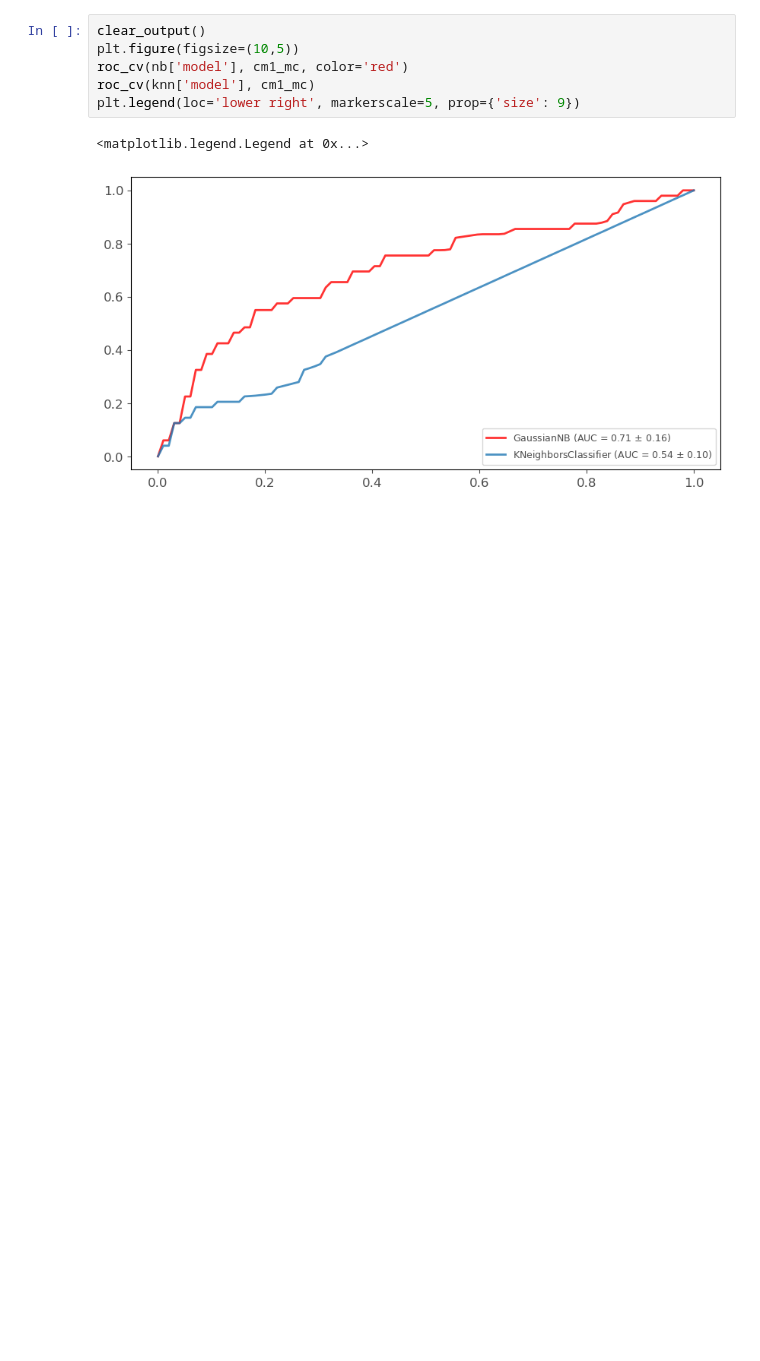
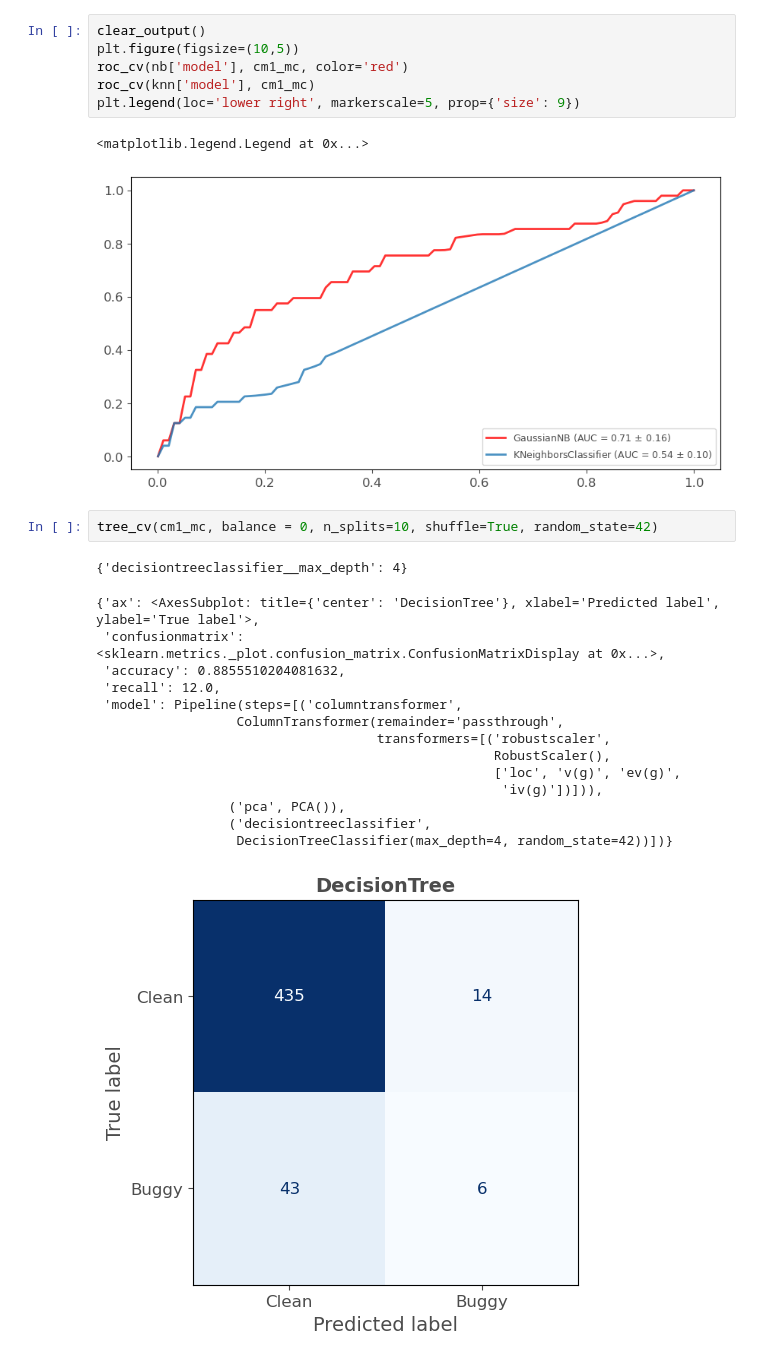
Before and after one commit to zurlog/MLDS_PR104, a Jupyter notebook: scripts/pr104.ipynb, the cells around one changed output. Cells and saved outputs as stored; diff of their text form; blank space fills up the shorter version.

Commit message:
New Additions & Fixes
tree_cv() function added

```diff
--- a/scripts/pr104.ipynb
+++ b/scripts/pr104.ipynb
@@ -382,3 +382,21 @@ plt.legend(loc='lower right', markerscale=5, prop={'size': 9})
 # %% [output]
 <matplotlib.legend.Legend at 0x...>
 [figure]
+# %%
+tree_cv(cm1_mc, balance = 0, n_splits=10, shuffle=True, random_state=42)
+# %% [output]
+{'decisiontreeclassifier__max_depth': 4}
+{'ax': <AxesSubplot: title={'center': 'DecisionTree'}, xlabel='Predicted label', ylabel='True label'>,
+ 'confusionmatrix': <sklearn.metrics._plot.confusion_matrix.ConfusionMatrixDisplay at 0x...>,
+ 'accuracy': 0.8855510204081632,
+ 'recall': 12.0,
+ 'model': Pipeline(steps=[('columntransformer',
+                  ColumnTransformer(remainder='passthrough',
+                                    transformers=[('robustscaler',
+                                                   RobustScaler(),
+                                                   ['loc', 'v(g)', 'ev(g)',
+                                                    'iv(g)'])])),
+                 ('pca', PCA()),
+                 ('decisiontreeclassifier',
+                  DecisionTreeClassifier(max_depth=4, random_state=42))])}
+[figure, added]
```
Also changed, not shown: parts of 1 cell of this notebook, 2 other files.
